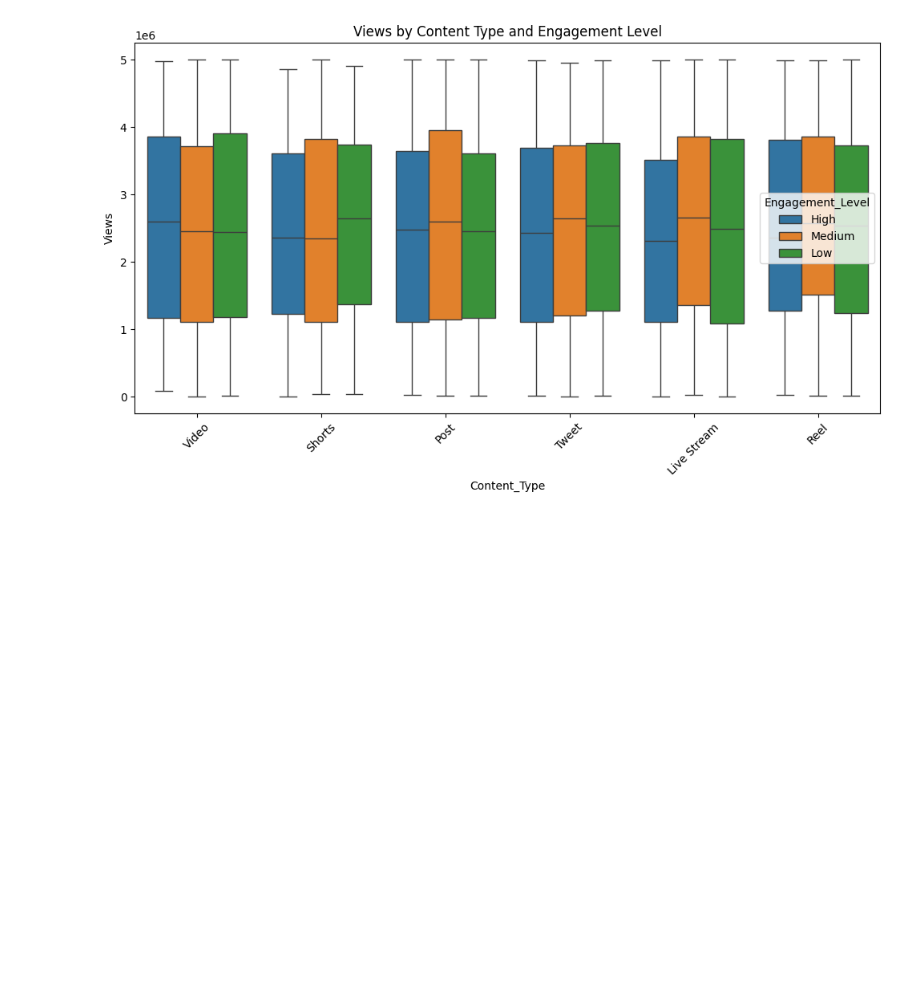
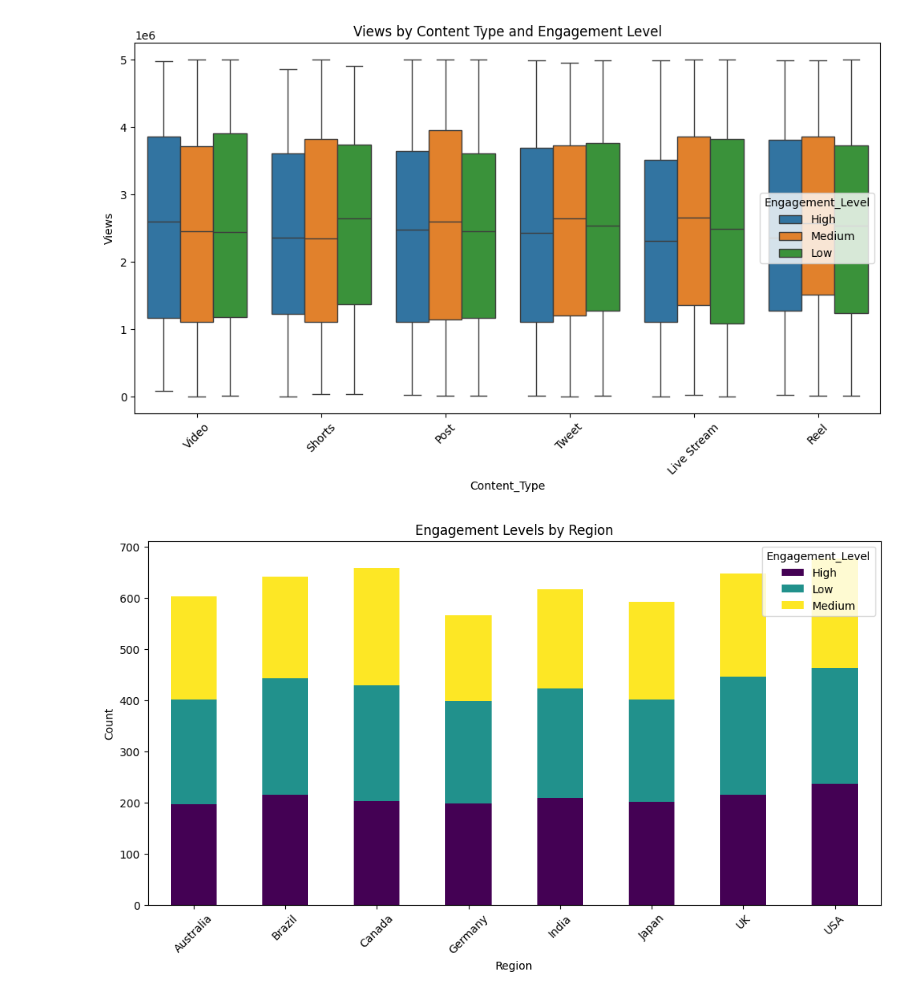
Before and after one commit to Phionanamugga/EDA_Viral_Social_Media_Posts, a Jupyter notebook: viral_social_media_tends.ipynb, the cells around one changed output. Saved outputs shown, nothing was run; the diff lists cells and outputs as text; code cells hidden in the pictures; blank space fills up the shorter version.

```diff
--- a/viral_social_media_tends.ipynb
+++ b/viral_social_media_tends.ipynb
@@ -136,3 +136,14 @@ plt.title("Views by Content Type and Engagement Level")
 plt.show()
 # %% [output]
 [figure]
+# %%
+# Engagement level by region
+grouped_region = df.groupby('Region')['Engagement_Level'].value_counts().unstack()
+grouped_region.plot(kind='bar', stacked=True, figsize=(12,6), colormap='viridis')
+plt.title("Engagement Levels by Region")
+plt.xlabel("Region")
+plt.ylabel("Count")
+plt.xticks(rotation=45)
+plt.show()
+# %% [output]
+[figure, added]
```
Also changed, not shown: parts of 1 cell of this notebook.
